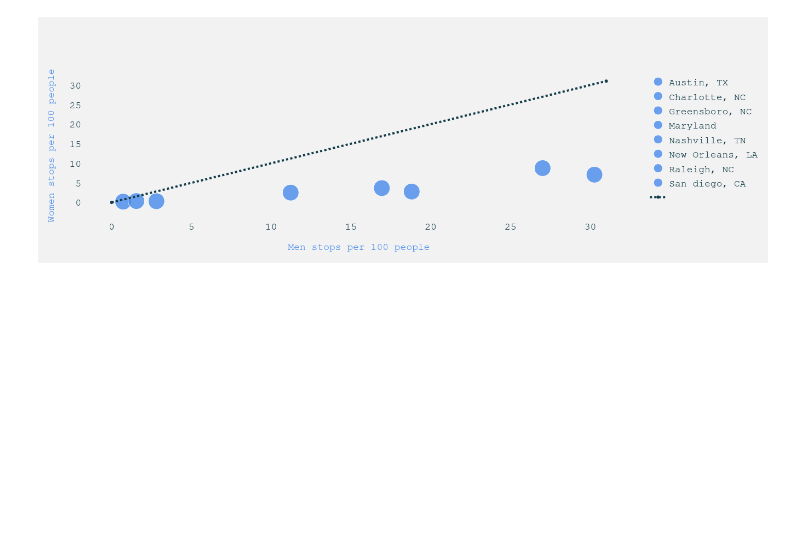
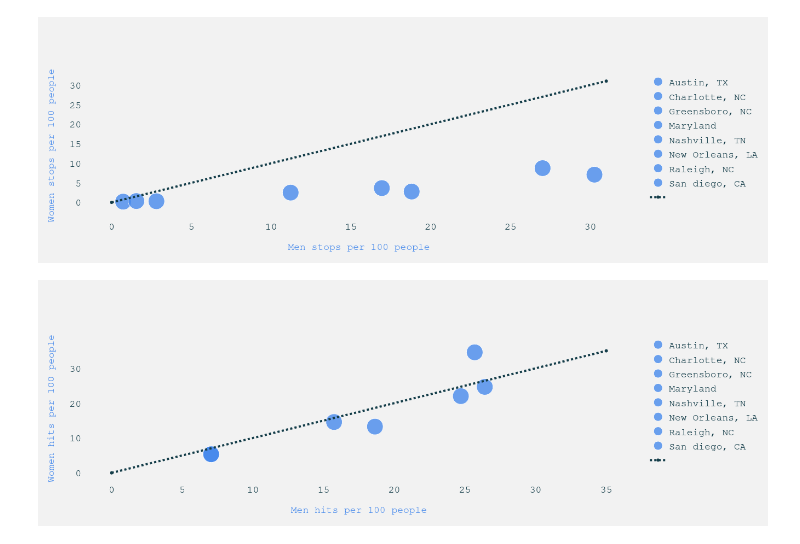
Before and after one commit to epfl-ada/ada-2020-project-milestone-p3-p3_littlepandas, a Jupyter notebook: martin_analyse.ipynb, the cells around one changed output. Cells and saved outputs as stored; diff of their text form; code cells hidden in the pictures; blank space fills up the shorter version.

```diff
--- a/martin_analyse.ipynb
+++ b/martin_analyse.ipynb
@@ -306,15 +475,17 @@ for name in list_name:
 
 
     AOD, CI0, CI1 = 0,0,0
-    AOD_vehicule_searched, AOD_vehicule_not_searched, AOD_searched_ = 0,0,0
+    AOD_vehicule_searched, AOD_vehicule_not_searched, AOD_searched_T,AOD_searched_F = 0,0,0,0
     if name not in ["nashville","neworleans"]:
-        AOD, CI0, CI1 = state(data, n=2)
+        AOD, CI0, CI1, hit_rate_male, hit_rate_female, pvalue = state(data, n=2)
         matching, AOD_vehicule_searched, diff_veh, AOD_vehicule_not_searched, diff_no_veh, search_vehicle_w, search_vehicle_m = s_vehi_or_not(data, n=4)
-        AOD_searched_, diff_ = reason_type_search(data, matching, search_vehicle_w[True])
+        print(AOD_vehicule_not_searched)
+        AOD_searched_T, diff_ = reason_type_search(data, matching, search_vehicle_w[True])
+        AOD_searched_F, diff_ = reason_type_search(data, matching, search_vehicle_w[False])
 
-    AOD_2, CI0_2, CI1_2 = 0,0,0
+    AOD_2, CI0_2, CI1_2,AOD_stopped__, CI_newO,ordered_reasons__ = 0,0,0,0,0,0
     if name not in ["austin"]:
-        AOD_2, CI0_2, CI1_2 = analyse2(data,2)
+        AOD_2, CI0_2, CI1_2,AOD_stopped__, CI_newO,ordered_reasons__ = analyse2(data,2)
 
     ['total_m', 'total_f', 'stop_rate_m',"stop_rate_f","search_rate_arrest_m","search_rate_arrest_f",
                                  "search_rate_contraband_m","search_rate_contraband_f","frisk_rate_m","frisk_rate_f"]
@@ -323,7 +494,8 @@ for name in list_name:
                     "search_rate_arrest_f" : search_rate_arrest_f,"search_rate_contraband_m" : search_rate_contraband_m,"search_rate_contraband_f" : search_rate_contraband_f,
                    "AOD" : AOD, "CI0" : CI0, "CI1" : CI1,"AOD_2" : AOD_2, "CI0_2" : CI0_2, "CI1_2" : CI1_2,
                    "AOD_vehicule_searched" : AOD_vehicule_searched,"AOD_vehicule_not_searched":AOD_vehicule_not_searched,
-                    "AOD_searched_":AOD_searched_},ignore_index = True)
+                    "AOD_searched_T":AOD_searched_T,"AOD_searched_F":AOD_searched_F,"ordered_reasons__":ordered_reasons__,
+                   "AOD_stopped__":AOD_stopped__, "CI_newO":CI_newO, "hit_rate_male":hit_rate_male, "hit_rate_female":hit_rate_female, "pvalue":pvalue},ignore_index = True)
                     #"frisk_rate_m" : frisk_rate_m,"frisk_rate_f" : frisk_rate_f},
                     #ignore_index = True)
 # %% [output]
@@ -410,5 +617,39 @@ pio.write_html(fig, file='stopRate.html', auto_open=True)
 # %% [output]
 [figure]
+# %%
+#hit rate 2
+fig = go.Figure()
+
+
+marker_var =dict(
+        color=['#478AEC'],
+        opacity=[0.8],
+    )
+
+for i in range(len(list_name)):
+    fig.add_trace(go.Scatter(x=[df["hit_rate_male"][i]*100], y=[df["hit_rate_female"][i]*100],mode='markers', marker=marker_var ,name=list_name_print[i], marker_size=[30]))
+
+
+color = "#478AEC"
+
+fig.add_trace(go.Scatter(x=[0,35], y=[0,35], name='',line=dict(color='#143D49', width=4,dash='dot')))
+fig.update_layout(
+        font = dict(size=18, family='Courier', color="#143D49"),
+        paper_bgcolor='#F2F2F2',
+        plot_bgcolor='rgba(0,0,0,0)',
+        autosize=True,
+        dragmode = False,
+    )
+
+
+fig.update_xaxes(gridcolor = 'rgba(25, 229, 229,0)',title_font = dict(size=18, family='Courier', color=color),zeroline=False)
+fig.update_yaxes(gridcolor = 'rgba(255, 229, 229,0)',title_font = dict(size=18, family='Courier', color=color),zeroline=False)
+fig.update_xaxes(title_text='Men hits per 100 people')
+fig.update_yaxes(title_text='Women hits per 100 people')
+fig.show()
+pio.write_html(fig, file='hitRate2.html', auto_open=True)
+# %% [output]
+[figure, added]
 # %%
 #hit rate
 fig = go.Figure()
```
Also changed, not shown: parts of 20 cells of this notebook.
